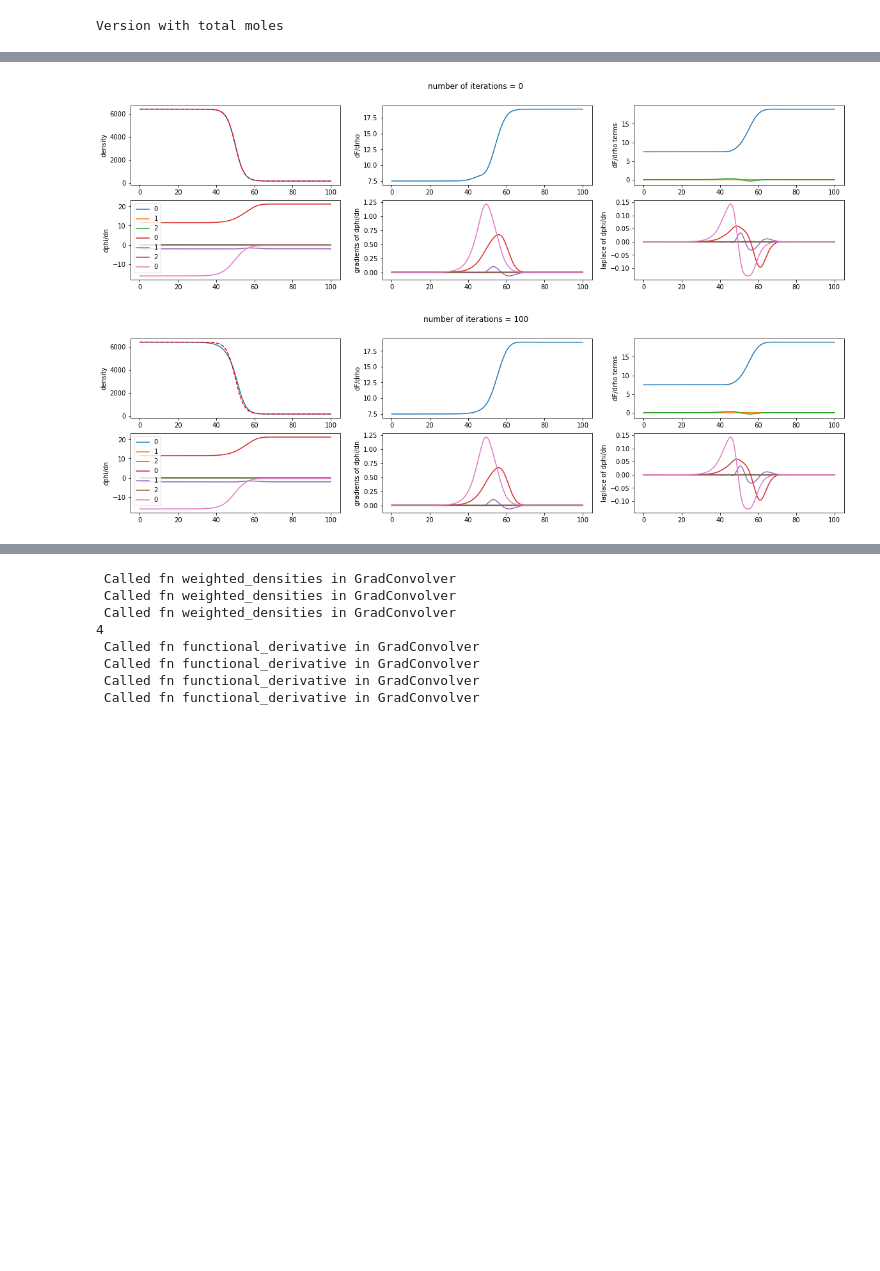
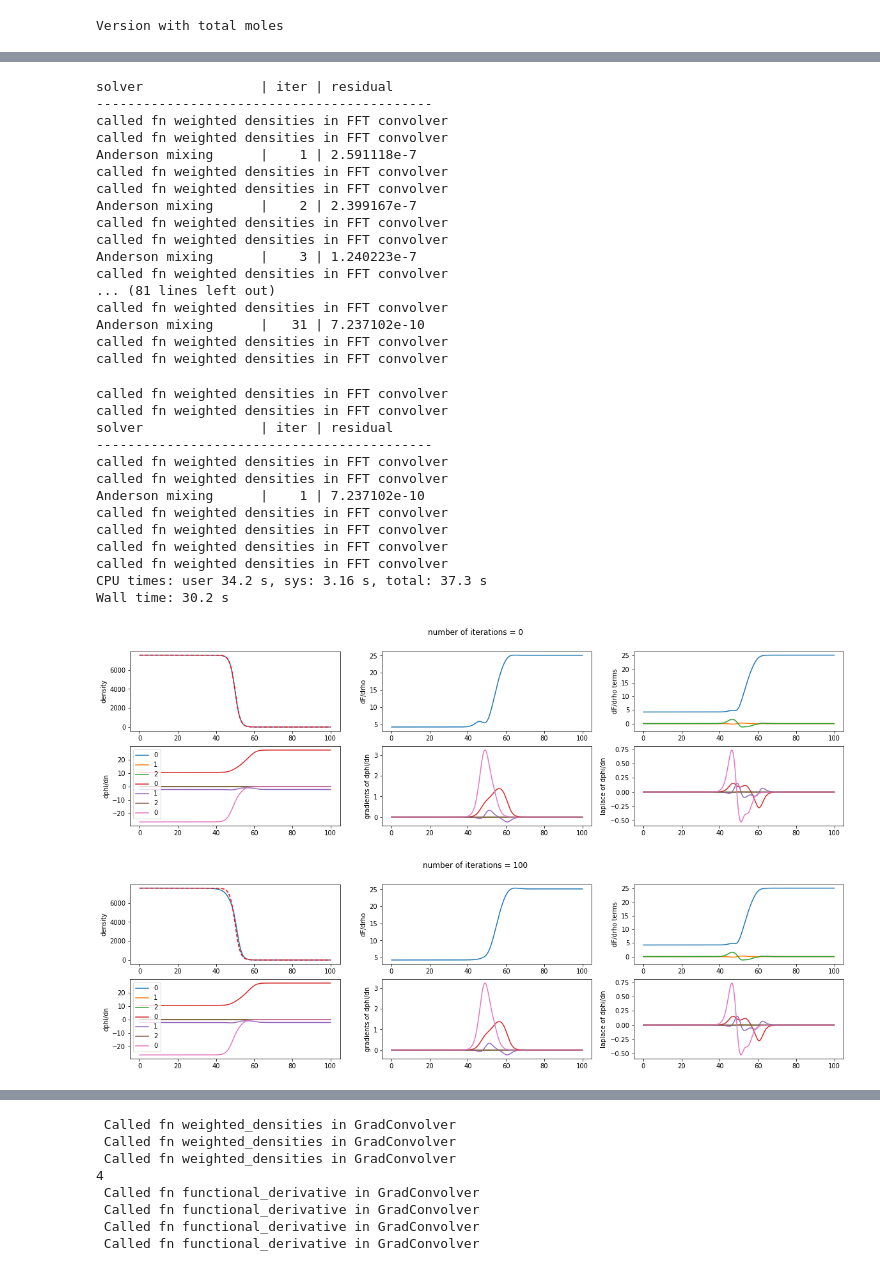
Before and after one commit to bbbursik/feos-pcsaft, a Jupyter notebook: examples/22-01-13-exampleDFT.ipynb, the cells around one changed output, grey strips where cells are left out. Saved outputs shown, nothing was run; the diff lists cells and outputs as text; code cells hidden in the pictures; blank space fills up the shorter version.

```diff
--- a/examples/22-01-13-exampleDFT.ipynb
+++ b/examples/22-01-13-exampleDFT.ipynb
@@ -38,7 +40,7 @@ vle
 # %%
 solver = DFTSolver(output=True).picard_iteration(tol=1.0e-8, beta=0.01, max_iter=30, log=True)#.picard_iteration(tol=1.0e-5, beta=0.01, max_iter=10).anderson_mixing(tol=1.0e-9,mmax=10)# # just write after one another
 # solver = DFTSolver(output=True).anderson_mixing(tol=1.0e-9,mmax=10, max_iter=50, beta=0.05)# # just write after one another
-interface = PlanarInterface.from_tanh(vle, 1024, 80 * ANGSTROM, t_crit, local_flag=True)
+interface = PlanarInterface.from_tanh(vle, 1024, 100 * ANGSTROM, t_crit, local_flag=1)
 #print(f'max density = {max(interface.density/MOL*METER**3)}' )
 density_init = interface.density
 # %% [output]
@@ -66,4 +56,0 @@ called fn weighted densities in FFT convolver
-# %%
-for filename in glob.glob('*_wc*.npy'):
-        data = np.load(filename)
-        print(f'{filename}: {data} \n')
@@ -87,0 +102,13 @@ for filename in glob.glob('*_wc*.npy'):
+# %%
+for filename in glob.glob('*grad_rho.npy'):
+    data = np.load(filename)
+    for j in range(data.shape[0]):
+        plt.plot(interface.z / ANGSTROM, (data)[j,:], label=f'{j}')#, marker = 'x')
+        # print(i)
+
+
+for filename in glob.glob('*lapl_rho.npy'):
+    data = np.load(filename)
+    for j in range(data.shape[0]):
+        plt.plot(interface.z / ANGSTROM, (data)[j,:], label=f'{j}')#, marker = 'x')
+        # print(i)
@@ -88,23 +117,26 @@ for filename in glob.glob('*_wc*.npy'):
 # %%
 %%time
-max_iter_picard = 5
-max_iter = 50
-imax = 3
+max_iter_picard = 3
+max_iter = 100
+imax = 4
 
-solver = DFTSolver(output=True).picard_iteration(tol=1.0e-9, beta=0.01, max_iter=max_iter_picard)#.picard_iteration(tol=1.0e-5, beta=0.01, max_iter=10).anderson_mixing(tol=1.0e-9,mmax=10)# # just write after one another
+solver_pic = DFTSolver(output=True).picard_iteration(tol=1.0e-9, beta=0.01, max_iter=max_iter_picard)#.picard_iteration(tol=1.0e-5, beta=0.01, max_iter=10).anderson_mixing(tol=1.0e-9,mmax=10)# # just write after one another
 
 
-# solver = DFTSolver(output=True).anderson_mixing(tol=1.0e-9,mmax=100, max_iter=max_iter, beta=0.01)# # just write after one another #picard_iteration(tol=1.0e-9, beta=0.03, max_iter=max_iter_picard).
+solver = DFTSolver(output=True).anderson_mixing(tol=1.0e-9,mmax=100, max_iter=max_iter, beta=0.1)# # just write after one another #picard_iteration(tol=1.0e-9, beta=0.03, max_iter=max_iter_picard).
 # solver = DFTSolver(output=True).anderson_mixing(tol=1.0e-9,mmax=25, max_iter=max_iter, beta=0.001)# # just write after one anoth
 if imax != 0:
-    interface = PlanarInterface.from_tanh(vle, 1024, 100 * ANGSTROM, t_crit, local_flag=True)
+    interface = PlanarInterface.from_tanh(vle, 1024, 100 * ANGSTROM, t_crit, local_flag=2)
     density_init = interface.density
 i = 0
 
 while i <= imax:
-    if i !=0:
+    if i !=0 and i!=1:
         print('calling solve')
         interface.solve(solver, debug=True)
+    elif i==1:
+        print('calling solve picard')
+        interface.solve(solver_pic, debug=True)
     else:
         print('calling initial solve')
         interface.solve(DFTSolver(output=True).picard_iteration(tol=1.0e-9, beta=0.005, max_iter=0), debug=True)
@@ -376,7 +444,7 @@ imax = 3
 
 
 solver = DFTSolver(output=True).anderson_mixing(tol=1.0e-9,mmax=25, max_iter=max_iter, beta=0.03)# # just write after one another
-interface1 = PlanarInterface.from_tanh(vle, 1024, 100 * ANGSTROM, t_crit, local_flag=False)
+interface1 = PlanarInterface.from_tanh(vle, 1024, 100 * ANGSTROM, t_crit, local_flag=0)
 density_init = interface1.density
 i = 0
 
@@ -466,2 +553,32 @@ Wall time: 572 ms
+solver               | iter | residual
+-------------------------------------------
+called fn weighted densities in FFT convolver
+called fn weighted densities in FFT convolver
+Anderson mixing      |    1 | 2.591118e-7
+called fn weighted densities in FFT convolver
+called fn weighted densities in FFT convolver
+Anderson mixing      |    2 | 2.399167e-7
+called fn weighted densities in FFT convolver
+called fn weighted densities in FFT convolver
+Anderson mixing      |    3 | 1.240223e-7
+called fn weighted densities in FFT convolver
+... (81 lines left out)
+called fn weighted densities in FFT convolver
+Anderson mixing      |   31 | 7.237102e-10
+called fn weighted densities in FFT convolver
+called fn weighted densities in FFT convolver
+called fn weighted densities in FFT convolver
+called fn weighted densities in FFT convolver
+solver               | iter | residual
+-------------------------------------------
+called fn weighted densities in FFT convolver
+called fn weighted densities in FFT convolver
+Anderson mixing      |    1 | 7.237102e-10
+called fn weighted densities in FFT convolver
+called fn weighted densities in FFT convolver
+called fn weighted densities in FFT convolver
+called fn weighted densities in FFT convolver
+CPU times: user 34.2 s, sys: 3.16 s, total: 37.3 s
+Wall time: 30.2 s
-[figure, old version]
+[figure, new version]
-[figure, old version]
+[figure, new version]
```
Also changed, not shown: parts of 20 cells of this notebook.
